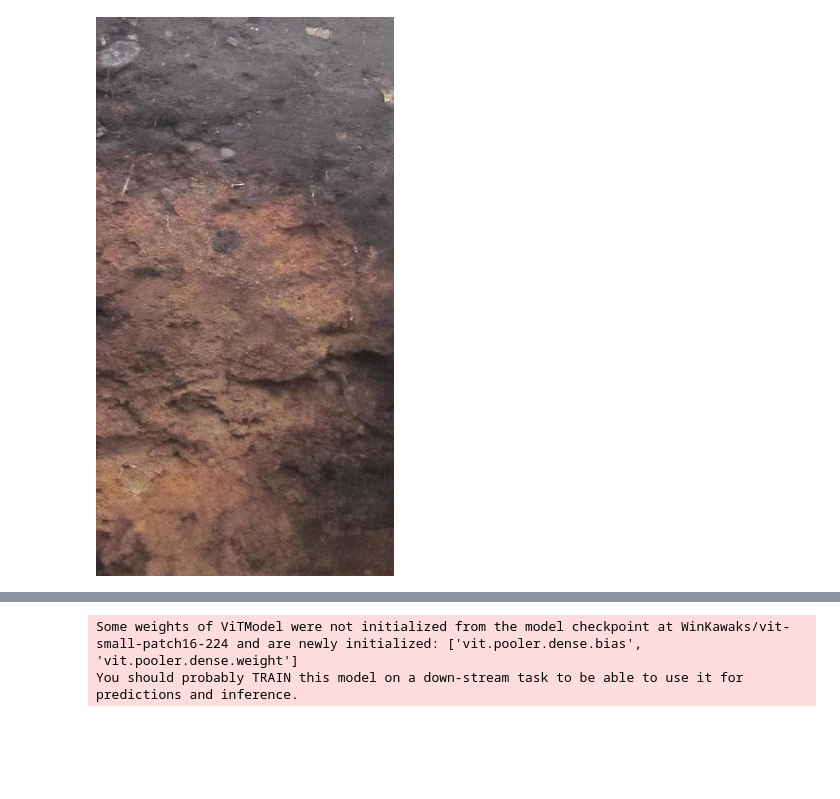
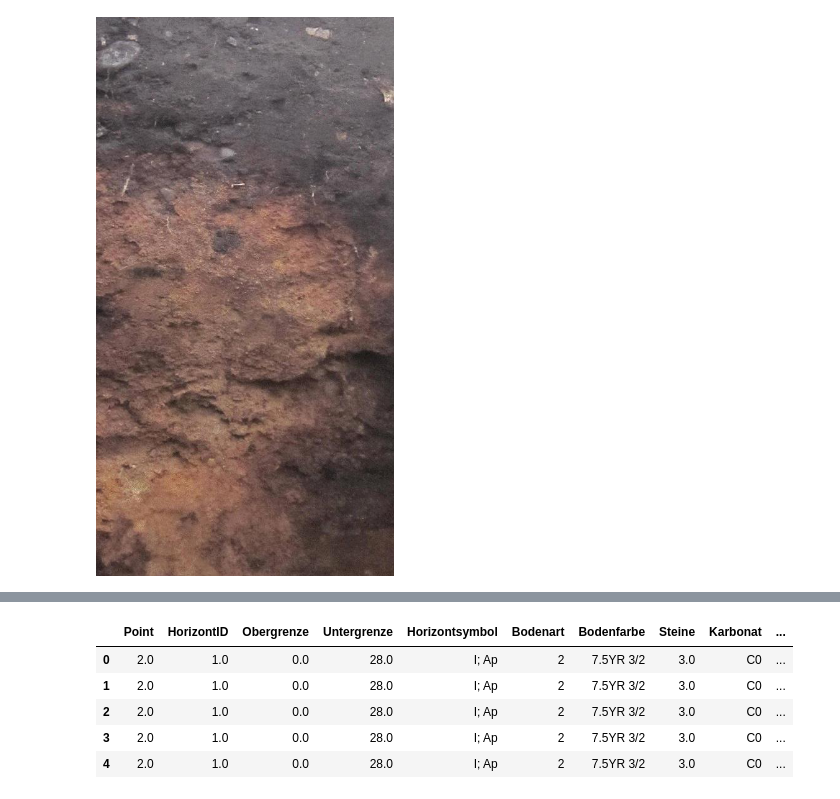
Before and after one commit to calgo-lab/BGR, a Jupyter notebook: notebooks/cv-scratchpad.ipynb, the cells around one changed output, grey strips where cells are left out. Cells and saved outputs as stored; diff of their text form; code cells hidden in the pictures; blank space fills up the shorter version.

```diff
--- a/notebooks/cv-scratchpad.ipynb
+++ b/notebooks/cv-scratchpad.ipynb
@@ -126,6 +140,7 @@ df = df[keep_columns]
 df['GrundwaStand'] = df['GrundwaStand'].str.replace('>','').astype(float)
 #df['xcoord'] = df['xcoord'].str.replace(',','.').astype(float)
 #df['ycoord'] = df['ycoord'].str.replace(',','.').astype(float)
+df['ycoord'] = df['ycoord'].str.replace('N0','0').astype(float)
 #df['KV_0_30'] = df['KV_0_30'].str.replace(',','.').astype(float)
 #df['KV_30_100'] = df['KV_30_100'].str.replace(',','.').astype(float)
 
@@ -178 +216,14 @@ cropped_image
+# %%
+counts[counts<min_labels] = np.nan
+df[label] = df[label].replace(counts.index, range(len(counts))) # one-hot encode label vector for Bodenart
+df = df.dropna(subset= feature_columns + [label])
+df[label] = df[label].astype(int)
+df.head()
+# %% [output]
+|  | Point | HorizontID | Obergrenze | Untergrenze | Horizontsymbol | Bodenart | Bodenfarbe | Steine | Karbonat | ... |
+| 0 | 2.0 | 1.0 | 0.0 | 28.0 | I; Ap | 2 | 7.5YR 3/2 | 3.0 | C0 | ... |
+| 1 | 2.0 | 1.0 | 0.0 | 28.0 | I; Ap | 2 | 7.5YR 3/2 | 3.0 | C0 | ... |
+| 2 | 2.0 | 1.0 | 0.0 | 28.0 | I; Ap | 2 | 7.5YR 3/2 | 3.0 | C0 | ... |
+| 3 | 2.0 | 1.0 | 0.0 | 28.0 | I; Ap | 2 | 7.5YR 3/2 | 3.0 | C0 | ... |
+| 4 | 2.0 | 1.0 | 0.0 | 28.0 | I; Ap | 2 | 7.5YR 3/2 | 3.0 | C0 | ... |
 # %%
@@ -310,10 +343,3 @@ class ImageTabularModel(nn.Module):
         # Endgültige Vorhersage
         output = self.fc_combined(combined_features)
         return output
-
-model = ImageTabularModel(vision_backbone=vision_backbone,
-                                    num_tabular_features=len(feature_columns),
-                                    num_classes=len(df[label].unique()))
-# %% [output]
-Some weights of ViTModel were not initialized from the model checkpoint at WinKawaks/vit-small-patch16-224 and are newly initialized: ['vit.pooler.dense.bias', 'vit.pooler.dense.weight']
-You should probably TRAIN this model on a down-stream task to be able to use it for predictions and inference.
```
Also changed, not shown: parts of 8 cells of this notebook, 1 other file.
